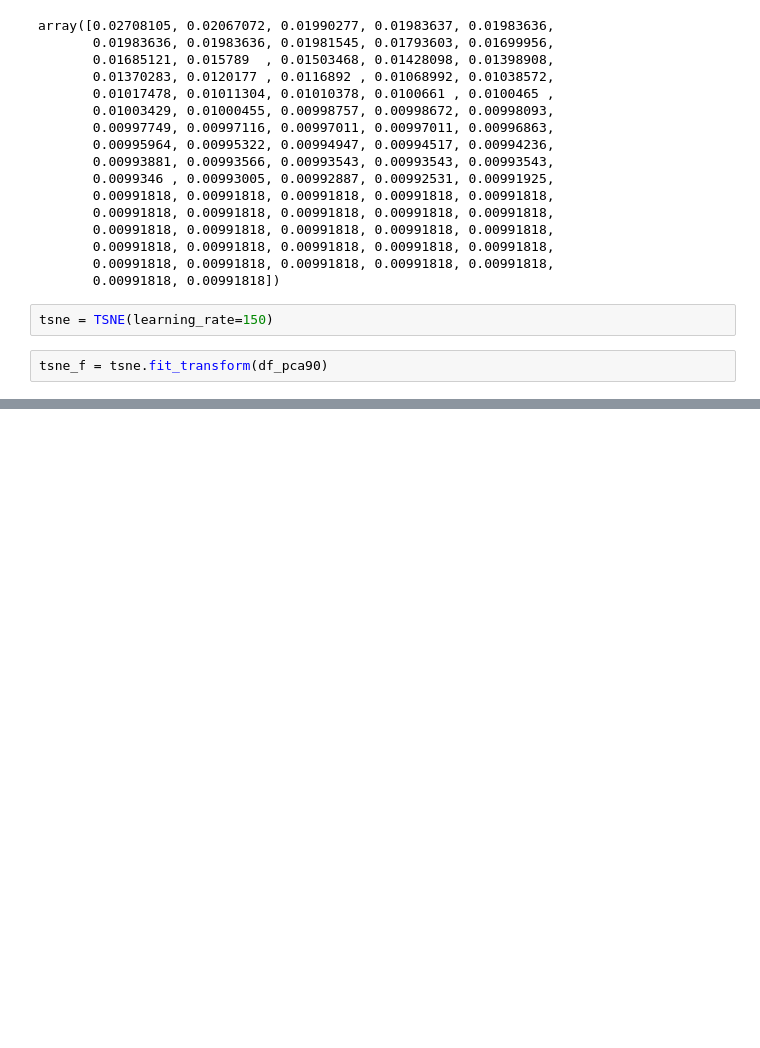
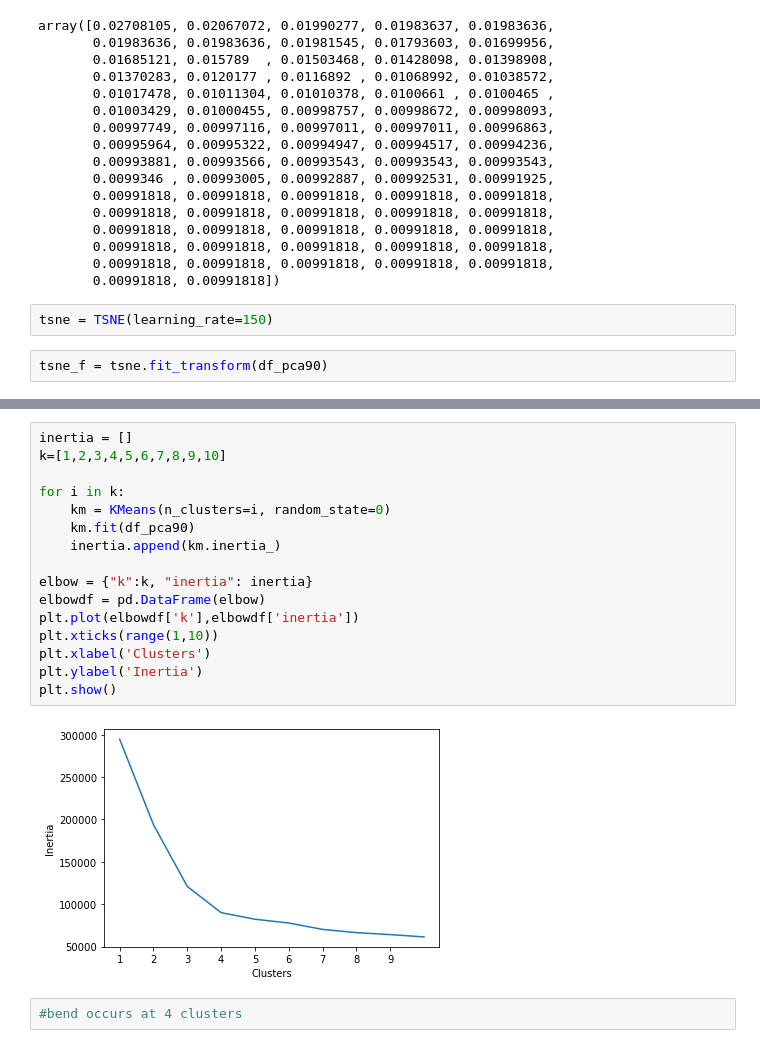
Before and after one commit to DINHC/unsupervisedml, a Jupyter notebook: unsupervisedml.ipynb, the cells around one changed output, grey strips where cells are left out. Saved outputs shown, nothing was run; the diff lists cells and outputs as text; blank space fills up the shorter version.

```diff
--- a/unsupervisedml.ipynb
+++ b/unsupervisedml.ipynb
@@ -212,0 +224,20 @@ array([[  6.2048545, -15.458596 ],
+# %%
+inertia = []
+k=[1,2,3,4,5,6,7,8,9,10]
+
+for i in k:
+    km = KMeans(n_clusters=i, random_state=0)
+    km.fit(df_pca90)
+    inertia.append(km.inertia_)
+
+elbow = {"k":k, "inertia": inertia}
+elbowdf = pd.DataFrame(elbow)
+plt.plot(elbowdf['k'],elbowdf['inertia'])
+plt.xticks(range(1,10))
+plt.xlabel('Clusters')
+plt.ylabel('Inertia')
+plt.show()
+# %% [output]
+[figure, added]
+# %%
+#bend occurs at 4 clusters
```
Also changed, not shown: parts of 4 cells of this notebook.
